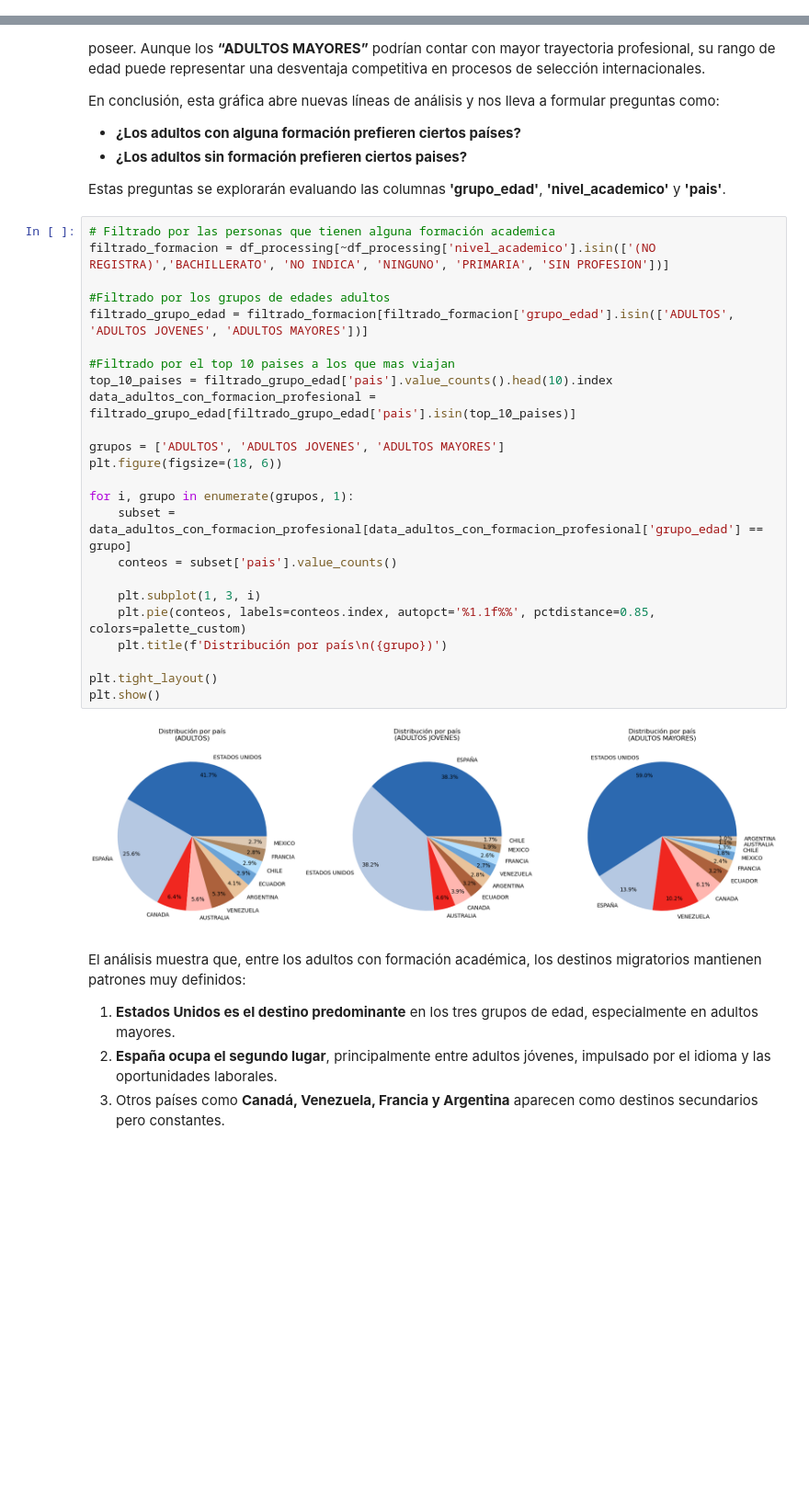
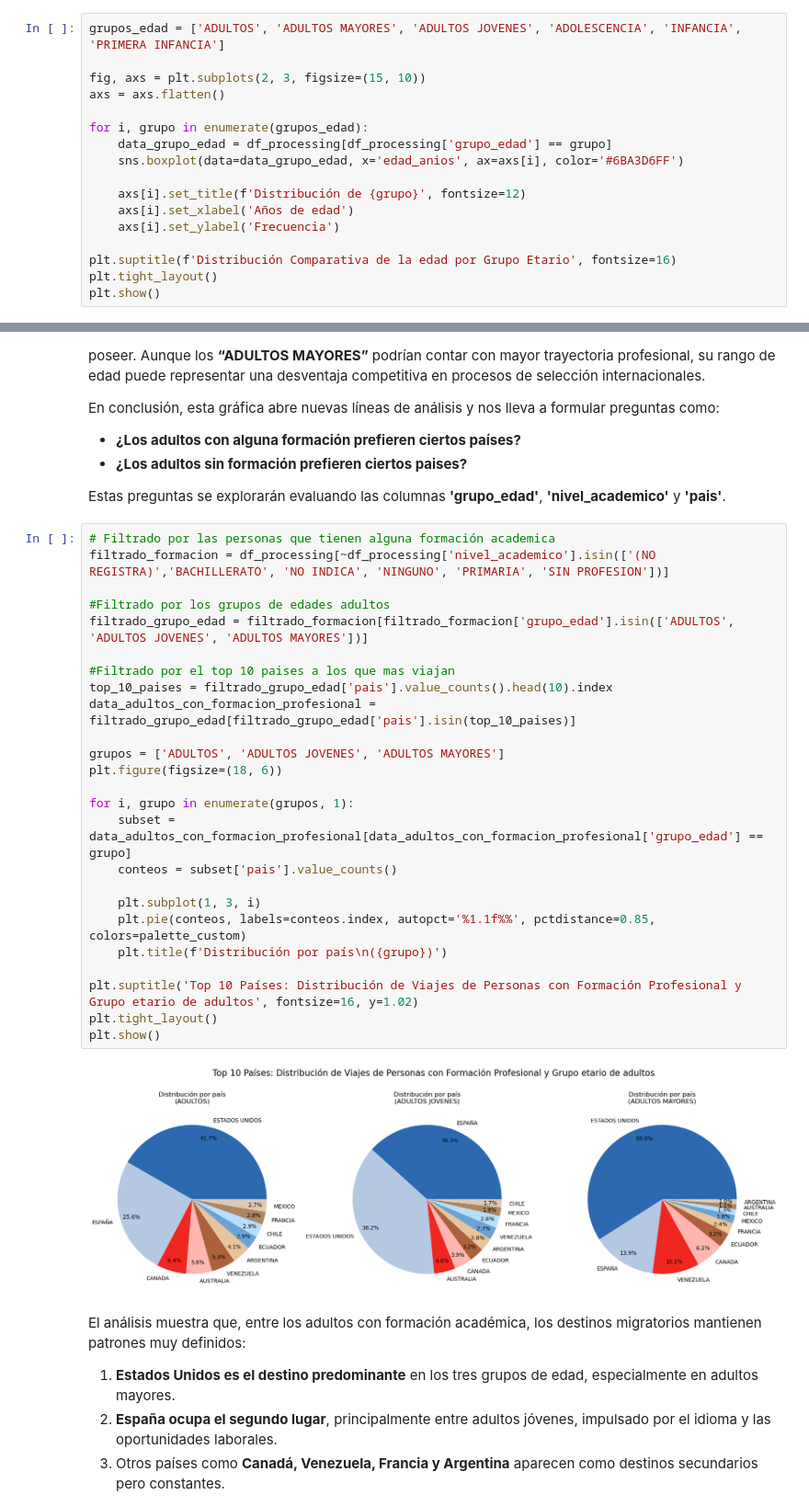
Before and after one commit to AlejandroSegura24/Colombians-migration-data-analysis, a Jupyter notebook: Notebooks/EDA colombians migration.ipynb, the cells around one changed output, grey strips where cells are left out. Shown at 92% size. Saved outputs shown, nothing was run; the diff lists cells and outputs as text; blank space fills up the shorter version.

```diff
--- a/Notebooks/EDA colombians migration.ipynb
+++ b/Notebooks/EDA colombians migration.ipynb
@@ -390,0 +399,17 @@ Para responder a esta hipótesis, el siguiente paso será analizar la columna **
+# %%
+grupos_edad = ['ADULTOS', 'ADULTOS MAYORES', 'ADULTOS JOVENES', 'ADOLESCENCIA', 'INFANCIA', 'PRIMERA INFANCIA']
+
+fig, axs = plt.subplots(2, 3, figsize=(15, 10))
+axs = axs.flatten()
+
+for i, grupo in enumerate(grupos_edad):
+    data_grupo_edad = df_processing[df_processing['grupo_edad'] == grupo]
+    sns.boxplot(data=data_grupo_edad, x='edad_anios', ax=axs[i], color='#6BA3D6FF')
+
+    axs[i].set_title(f'Distribución de {grupo}', fontsize=12)
+    axs[i].set_xlabel('Años de edad')
+    axs[i].set_ylabel('Frecuencia')
+
+plt.suptitle(f'Distribución Comparativa de la edad por Grupo Etario', fontsize=16)
+plt.tight_layout()
+plt.show()
@@ -429,29 +469,30 @@ Estas preguntas se explorarán evaluando las columnas **'grupo_edad'**, **'nivel
 # %%
 # Filtrado por las personas que tienen alguna formación academica
 filtrado_formacion = df_processing[~df_processing['nivel_academico'].isin(['(NO REGISTRA)','BACHILLERATO', 'NO INDICA', 'NINGUNO', 'PRIMARIA', 'SIN PROFESION'])]
 
 #Filtrado por los grupos de edades adultos
 filtrado_grupo_edad = filtrado_formacion[filtrado_formacion['grupo_edad'].isin(['ADULTOS', 'ADULTOS JOVENES', 'ADULTOS MAYORES'])]
 
 #Filtrado por el top 10 paises a los que mas viajan
 top_10_paises = filtrado_grupo_edad['pais'].value_counts().head(10).index
 data_adultos_con_formacion_profesional = filtrado_grupo_edad[filtrado_grupo_edad['pais'].isin(top_10_paises)]
 
 grupos = ['ADULTOS', 'ADULTOS JOVENES', 'ADULTOS MAYORES']
 plt.figure(figsize=(18, 6))
 
 for i, grupo in enumerate(grupos, 1):
     subset = data_adultos_con_formacion_profesional[data_adultos_con_formacion_profesional['grupo_edad'] == grupo]
     conteos = subset['pais'].value_counts()
 
     plt.subplot(1, 3, i)
     plt.pie(conteos, labels=conteos.index, autopct='%1.1f%%', pctdistance=0.85, colors=palette_custom)
     plt.title(f'Distribución por país\n({grupo})')
 
+plt.suptitle('Top 10 Países: Distribución de Viajes de Personas con Formación Profesional y Grupo etario de adultos', fontsize=16, y=1.02)
 plt.tight_layout()
 plt.show()
 # %% [output]
-[figure, old version]
+[figure, new version]
 # %% [markdown]
 El análisis muestra que, entre los adultos con formación académica, los destinos migratorios mantienen patrones muy definidos:
 
```
Also changed, not shown: parts of 16 cells of this notebook, 1 other file.
